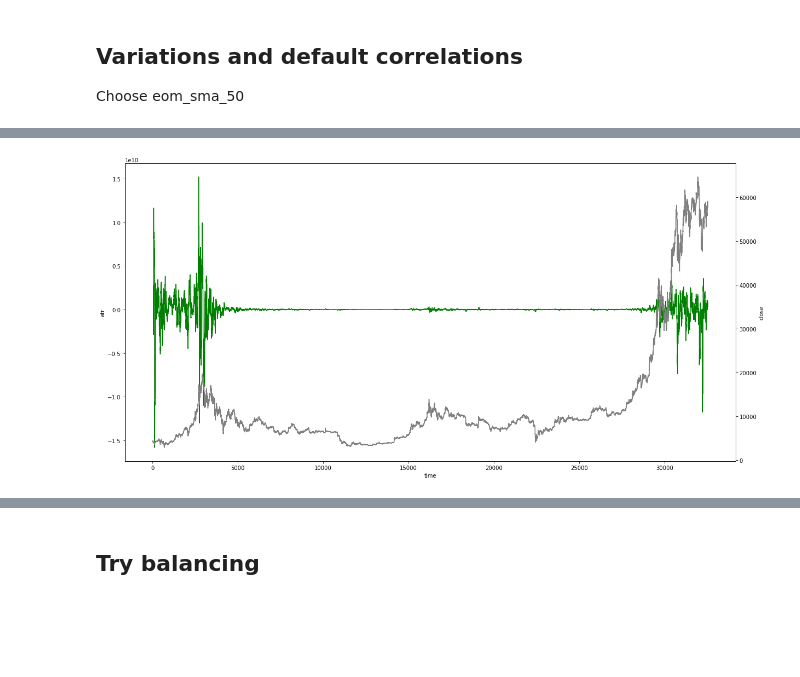
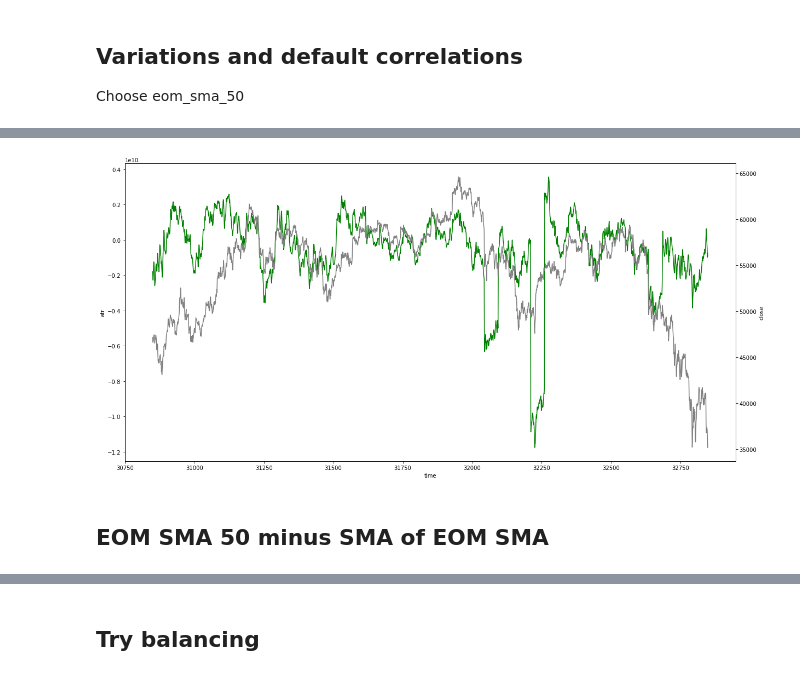
Before and after one commit to sunnymnie/bitcoin-printer, a Jupyter notebook: analysis-features/volume-eom-emv.ipynb, the cells around one changed output, grey strips where cells are left out. Cells and saved outputs as stored; diff of their text form; code cells hidden in the pictures; blank space fills up the shorter version.

```diff
--- a/analysis-features/volume-eom-emv.ipynb
+++ b/analysis-features/volume-eom-emv.ipynb
@@ -43,16 +43,20 @@ ax = sns.heatmap(corr_matrix,
+# %%
+d = df[-2000:]
 # %%
 fig,ax = plt.subplots(figsize=(20, 10))
-ax.plot(df.eom_sma_50,
+ax.plot(d.eom_sma_50,
         color="green")
 ax.set_xlabel("time")
 ax.set_ylabel("atr")
 
 ax2=ax.twinx()
-ax2.plot(df.close,
+ax2.plot(d.close,
          color="gray")
 
 ax2.set_ylabel("close")
 # fig.legend(["a", "b", "c", "d"])
 plt.show()
 # %% [output]
-[figure, old version]
+[figure, new version]
+# %% [markdown]
+## EOM SMA 50 minus SMA of EOM SMA
```
Also changed, not shown: parts of 9 cells of this notebook, 13 other files.
